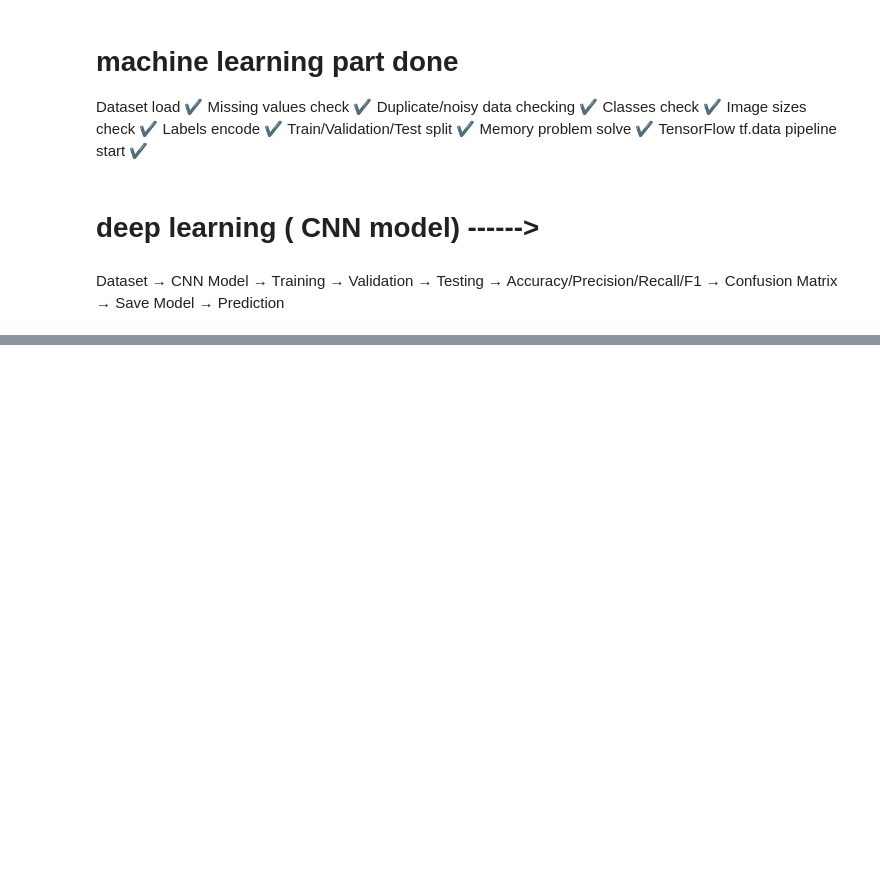
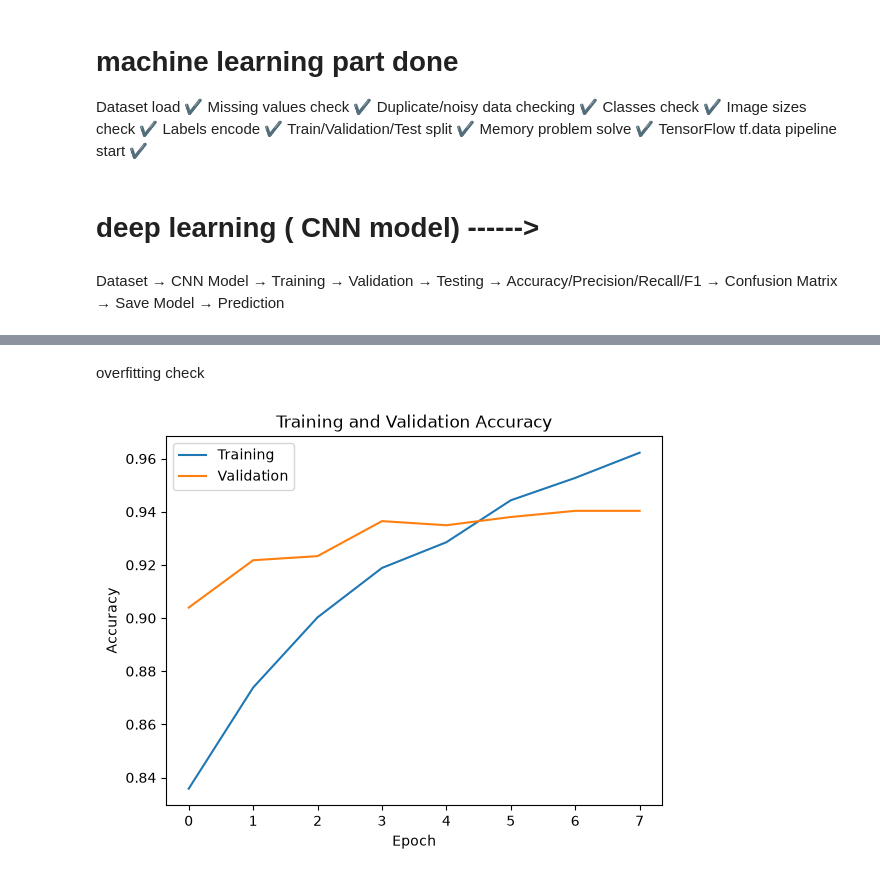
Before and after one commit to Salonivatsa/SAHAYAK-AI, a Jupyter notebook: data_cleaning.ipynb, the cells around one changed output, grey strips where cells are left out. Saved outputs shown, nothing was run; the diff lists cells and outputs as text; code cells hidden in the pictures; blank space fills up the shorter version.

```diff
--- a/data_cleaning.ipynb
+++ b/data_cleaning.ipynb
@@ -388,3 +404,11 @@ model.add(layers.Dense(len(classes), activation='softmax'))
+# %%
+
+model.add(layers.Flatten())
+
+model.add(layers.Dense(128, activation="relu"))
+model.add(layers.Dropout(0.5))
+
+model.add(layers.Dense(10, activation="softmax"))
 # %%
 model.summary()
 # %% [output]
@@ -411 +435,9 @@ Model: "sequential"
  Non-trainable params: 0 (0.00 B)
+# %%
+model.compile(optimizer='adam',loss='sparse_categorical_crossentropy', metrics=['accuracy'])
+# %%
+history = model.fit(
+    train_ds,
+    validation_data=val_ds,
+    epochs=10
+)
@@ -411,0 +465,15 @@ Model: "sequential"
+# %%
+from tensorflow.keras.callbacks import EarlyStopping
+
+early_stop = EarlyStopping(
+    monitor="val_loss",
+    patience=2,
+    restore_best_weights=True
+)
+
+history = model.fit(
+    train_ds,
+    validation_data=val_ds,
+    epochs=10,
+    callbacks=[early_stop]
+)
@@ -411,0 +497,15 @@ Model: "sequential"
+# %% [markdown]
+overfitting check
+# %%
+plt.plot(history.history["accuracy"])
+plt.plot(history.history["val_accuracy"])
+
+
+plt.title("Training and Validation Accuracy")
+plt.xlabel("Epoch")
+plt.ylabel("Accuracy")
+plt.legend(["Training", "Validation"])
+
+plt.show()
+# %% [output]
+[figure, added]
```
Also changed, not shown: parts of 27 cells of this notebook.
